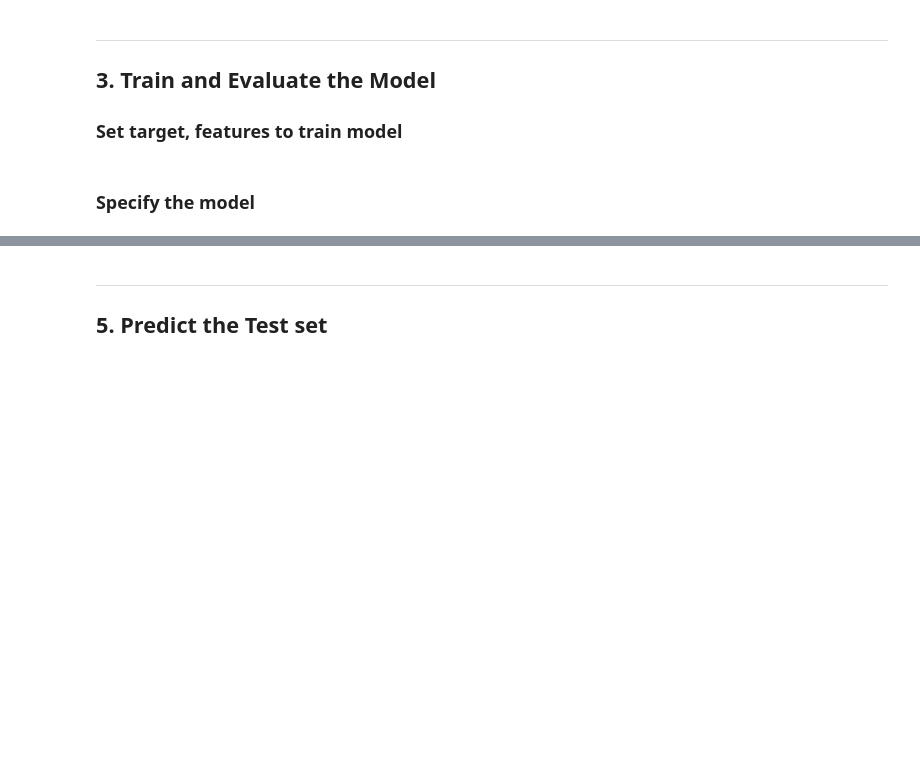
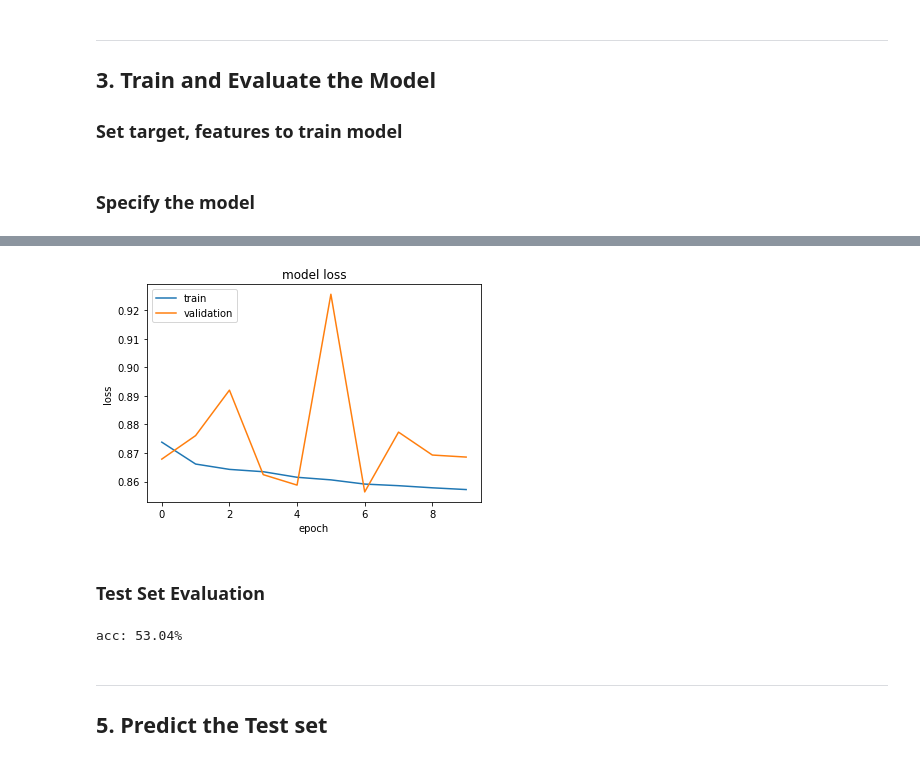
Before and after one commit to jadoonengr/Civil-Concrete-Damage, a Jupyter notebook: Civil-Concrete-Damage.ipynb, the cells around one changed output, grey strips where cells are left out. Saved outputs shown, nothing was run; the diff lists cells and outputs as text; code cells hidden in the pictures; blank space fills up the shorter version.

```diff
--- a/Civil-Concrete-Damage.ipynb
+++ b/Civil-Concrete-Damage.ipynb
@@ -196,0 +228,13 @@ Epoch 100/100
+# %%
+# summarize history for loss
+plt.plot(history.history['loss'])
+plt.plot(history.history['val_loss'])
+plt.title('model loss')
+plt.ylabel('loss')
+plt.xlabel('epoch')
+plt.legend(['train', 'validation'], loc='upper left')
+plt.show()
+# %% [output]
+[figure, added]
+# %% [markdown]
+### Test Set Evaluation
@@ -197,3 +244,7 @@ Epoch 100/100
+# %%
+print("%s: %.2f%%" % (model.metrics_names[1], scores[1]*100))
+# %% [output]
+acc: 53.04%
 # %% [markdown]
 ***
 ## 5. Predict the Test set
```
Also changed, not shown: parts of 14 cells of this notebook.
